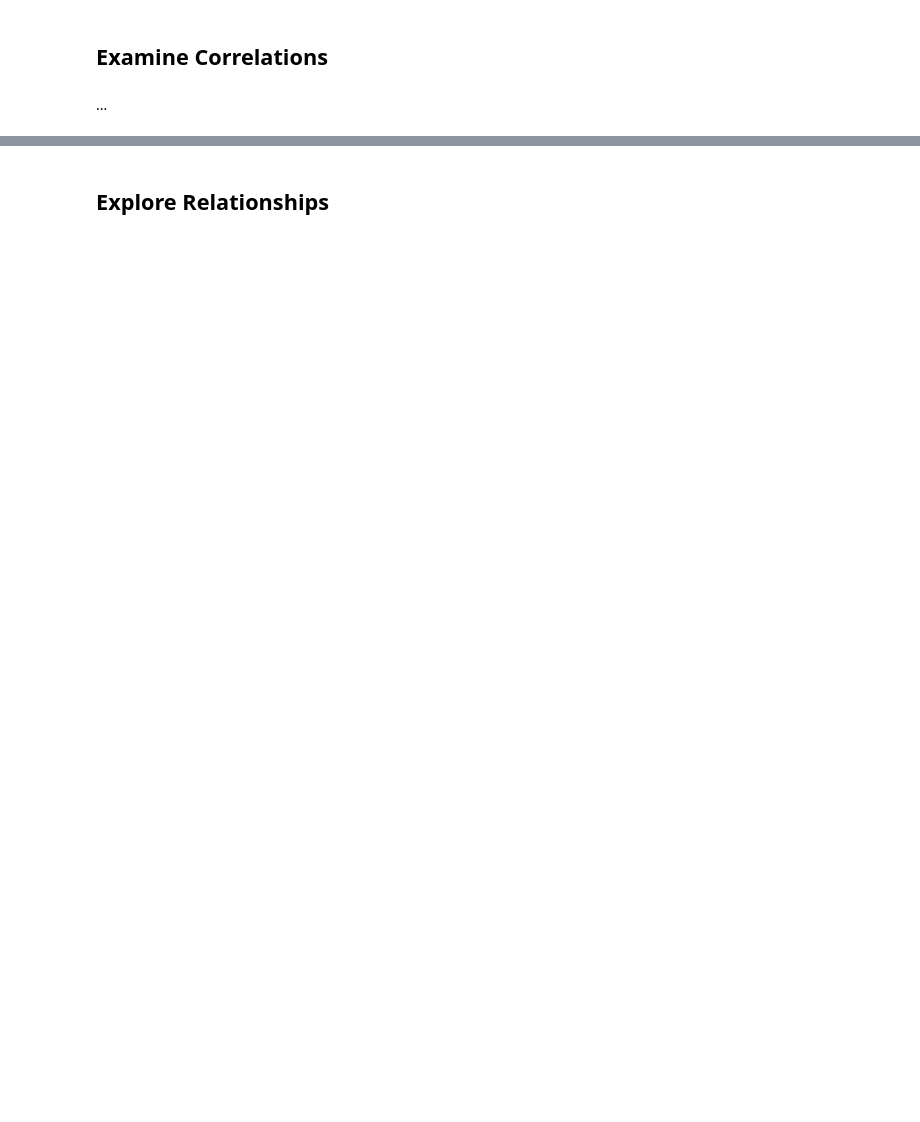
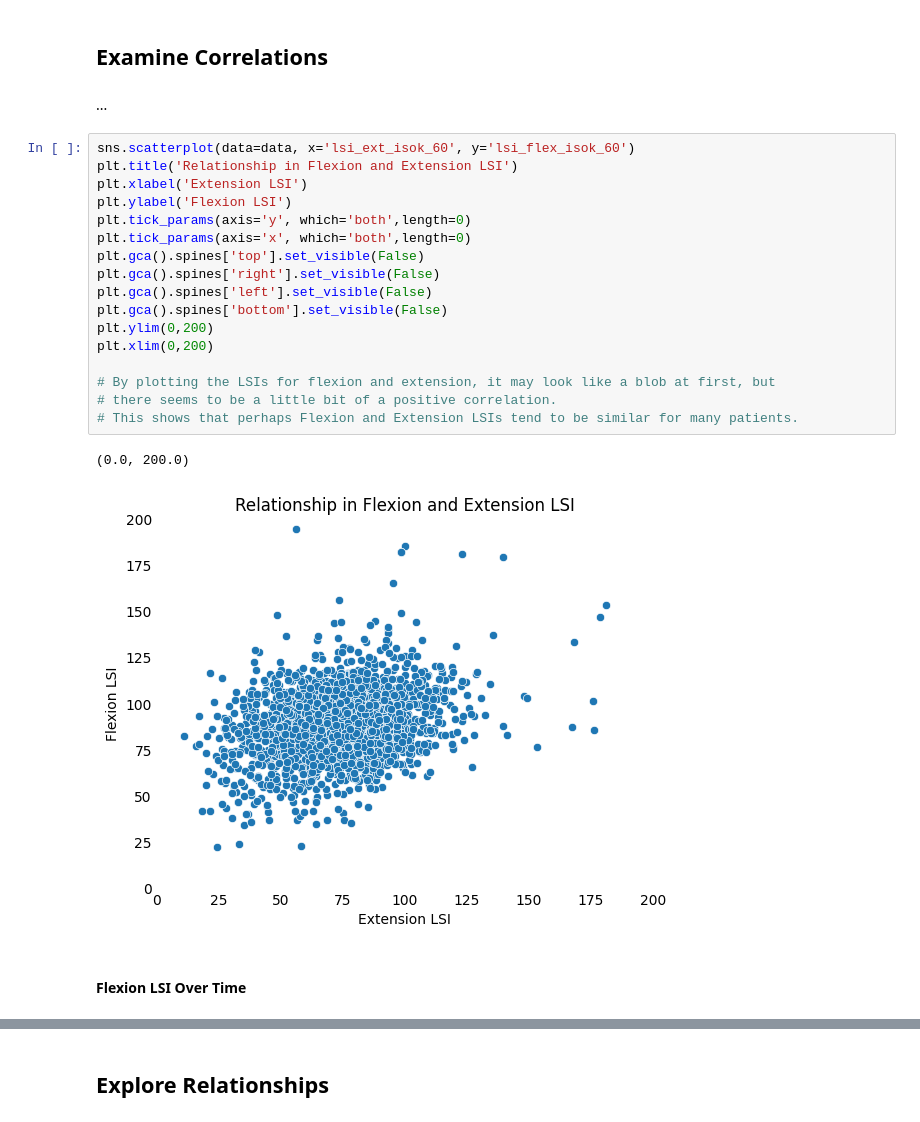
Before and after one commit to mayooueidat-uva/ACLR-group-project, a Jupyter notebook: EDA/Group_EDA_addchangeshere.ipynb, the cells around one changed output, grey strips where cells are left out. Saved outputs shown, nothing was run; the diff lists cells and outputs as text; blank space fills up the shorter version.

```diff
--- a/EDA/Group_EDA_addchangeshere.ipynb
+++ b/EDA/Group_EDA_addchangeshere.ipynb
@@ -214,3 +277,25 @@ To look into this idea some more, in the above table, we can see that there are
 ## Examine Correlations
 # %% [markdown]
 ...
+# %%
+sns.scatterplot(data=data, x='lsi_ext_isok_60', y='lsi_flex_isok_60')
+plt.title('Relationship in Flexion and Extension LSI')
+plt.xlabel('Extension LSI')
+plt.ylabel('Flexion LSI')
+plt.tick_params(axis='y', which='both',length=0)
+plt.tick_params(axis='x', which='both',length=0)
+plt.gca().spines['top'].set_visible(False)
+plt.gca().spines['right'].set_visible(False)
+plt.gca().spines['left'].set_visible(False)
+plt.gca().spines['bottom'].set_visible(False)
+plt.ylim(0,200)
+plt.xlim(0,200)
+
+# By plotting the LSIs for flexion and extension, it may look like a blob at first, but
+# there seems to be a little bit of a positive correlation.
+# This shows that perhaps Flexion and Extension LSIs tend to be similar for many patients.
+# %% [output]
+(0.0, 200.0)
+[figure, added]
+# %% [markdown]
+#### Flexion LSI Over Time
```
Also changed, not shown: parts of 16 cells of this notebook.
